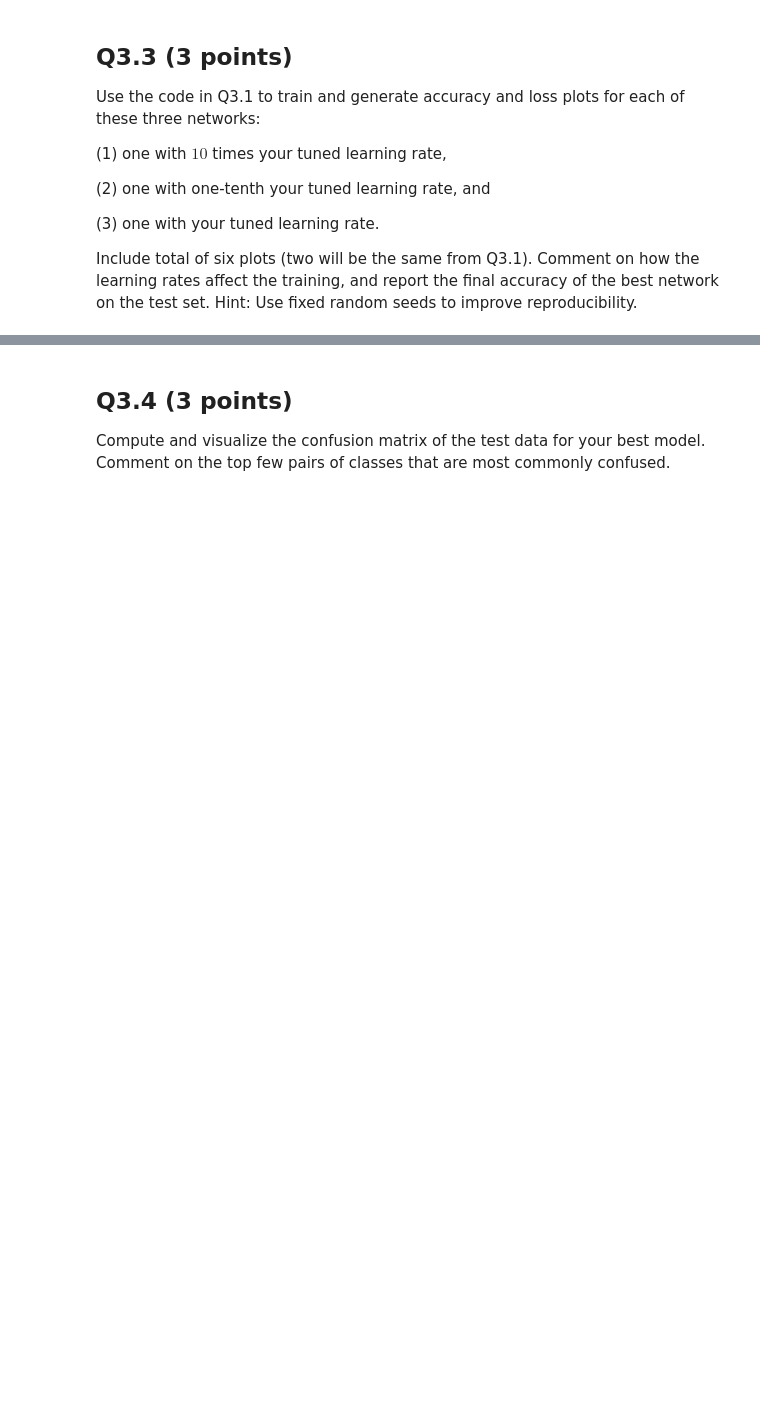
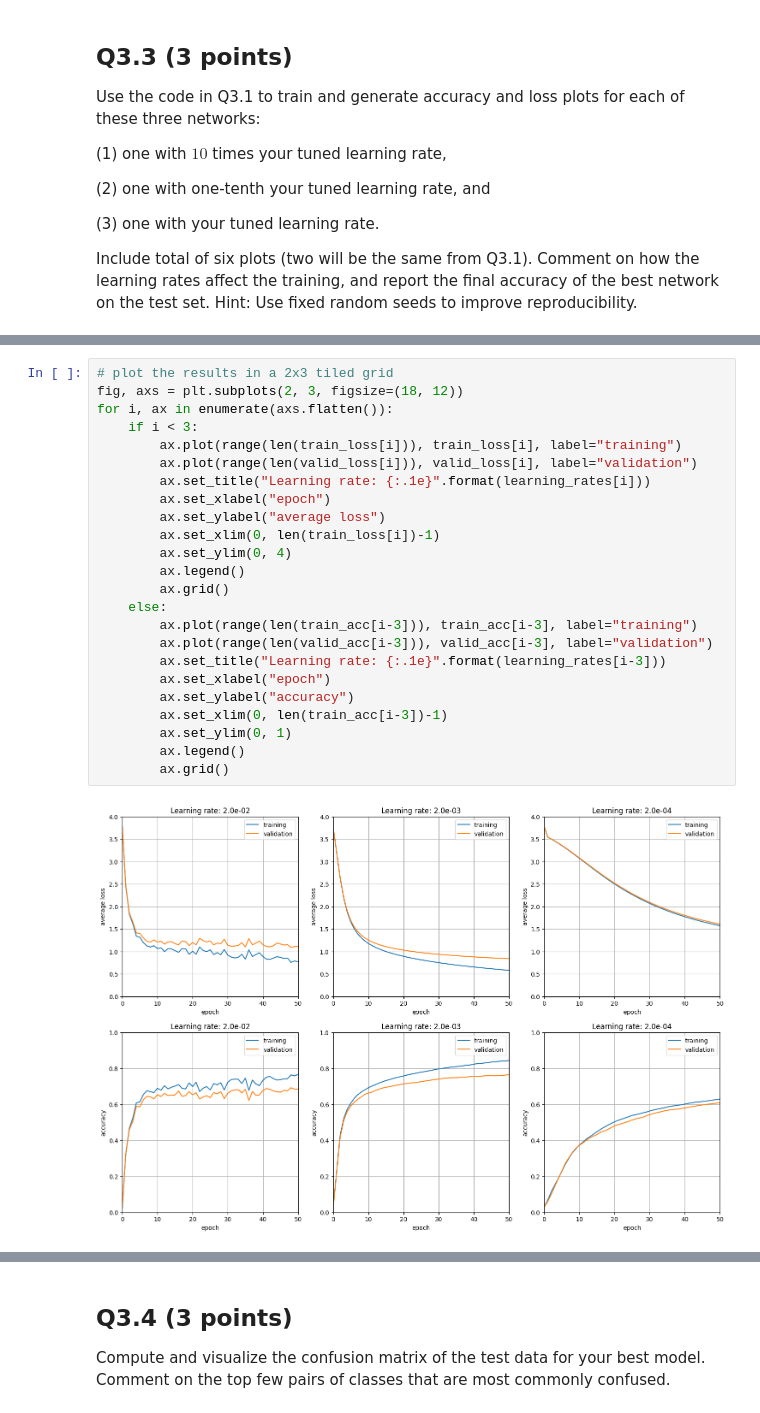
Before and after one commit to stevenwman/CV2024, a Jupyter notebook: HW/HW5_NeuralNetworks/HW5_NeuralNetworks.ipynb, the cells around one changed output, grey strips where cells are left out. Saved outputs shown, nothing was run; the diff lists cells and outputs as text; blank space fills up the shorter version.

```diff
--- a/HW/HW5_NeuralNetworks/HW5_NeuralNetworks.ipynb
+++ b/HW/HW5_NeuralNetworks/HW5_NeuralNetworks.ipynb
@@ -763,0 +931,26 @@ YOUR ANSWER HERE...
+# %%
+# plot the results in a 2x3 tiled grid
+fig, axs = plt.subplots(2, 3, figsize=(18, 12))
+for i, ax in enumerate(axs.flatten()):
+    if i < 3:
+        ax.plot(range(len(train_loss[i])), train_loss[i], label="training")
+        ax.plot(range(len(valid_loss[i])), valid_loss[i], label="validation")
+        ax.set_title("Learning rate: {:.1e}".format(learning_rates[i]))
+        ax.set_xlabel("epoch")
+        ax.set_ylabel("average loss")
+        ax.set_xlim(0, len(train_loss[i])-1)
+        ax.set_ylim(0, 4)
+        ax.legend()
+        ax.grid()
+    else:
+        ax.plot(range(len(train_acc[i-3])), train_acc[i-3], label="training")
+        ax.plot(range(len(valid_acc[i-3])), valid_acc[i-3], label="validation")
+        ax.set_title("Learning rate: {:.1e}".format(learning_rates[i-3]))
+        ax.set_xlabel("epoch")
+        ax.set_ylabel("accuracy")
+        ax.set_xlim(0, len(train_acc[i-3])-1)
+        ax.set_ylim(0, 1)
+        ax.legend()
+        ax.grid()
+# %% [output]
+[figure, added]
```
Also changed, not shown: parts of 32 cells of this notebook, 8 other files.
